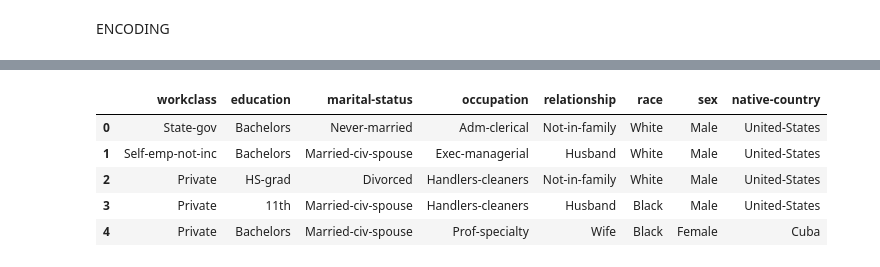
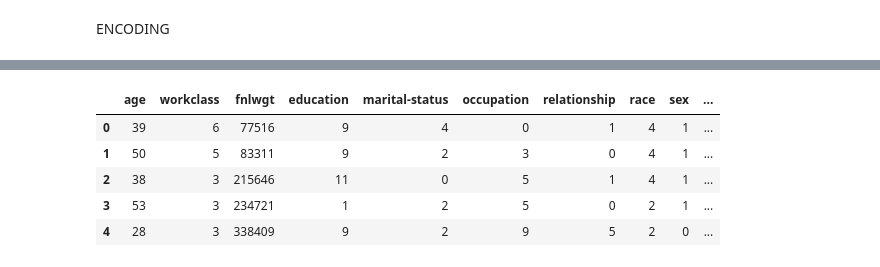
Before and after one commit to GACS2002/Income_Prediction, a Jupyter notebook: preprocessing.ipynb, the cells around one changed output, grey strips where cells are left out. Drawn from its saved outputs; the diff is of its cells as text; code cells hidden in the pictures.

Commit message:
updated preprocessing & some changes in models

```diff
--- a/preprocessing.ipynb
+++ b/preprocessing.ipynb
@@ -416,0 +549,4 @@ new_cat=X[categorical_columns]
+# %%
+from sklearn.preprocessing import LabelEncoder
+df=pd.read_csv("Data\outlier.csv")
+df.head()
@@ -416,0 +560,4 @@ new_cat=X[categorical_columns]
+# %%
+# Remove the "Unnamed" column
+df.drop(columns="Unnamed: 0", inplace=True)
+df.head()
@@ -416,0 +571,4 @@ new_cat=X[categorical_columns]
+# %%
+# Get the categorical columns
+cat_columns = df.select_dtypes(include=["object"]).columns.tolist()
+cat_columns
@@ -416,0 +585,10 @@ new_cat=X[categorical_columns]
+# %%
+# Initialize the LabelEncoder
+label_encoder = LabelEncoder()
+
+# Label encode the categorical columns
+for col in cat_columns:
+    df[col] = label_encoder.fit_transform(df[col])
+    # Print the classes for each categorical column
+    print(pd.DataFrame({col: label_encoder.classes_, 'label': label_encoder.transform(label_encoder.classes_)}))
+    print()
@@ -417,9 +613,9 @@ new_cat=X[categorical_columns]
 # %%
-new_cat.head()
+df.head()
 # %% [output]
-|  | workclass | education | marital-status | occupation | relationship | race | sex | native-country |
-| 0 | State-gov | Bachelors | Never-married | Adm-clerical | Not-in-family | White | Male | United-States |
-| 1 | Self-emp-not-inc | Bachelors | Married-civ-spouse | Exec-managerial | Husband | White | Male | United-States |
-| 2 | Private | HS-grad | Divorced | Handlers-cleaners | Not-in-family | White | Male | United-States |
-| 3 | Private | 11th | Married-civ-spouse | Handlers-cleaners | Husband | Black | Male | United-States |
-| 4 | Private | Bachelors | Married-civ-spouse | Prof-specialty | Wife | Black | Female | Cuba |
+|  | age | workclass | fnlwgt | education | marital-status | occupation | relationship | race | sex | ... |
+| 0 | 39 | 6 | 77516 | 9 | 4 | 0 | 1 | 4 | 1 | ... |
+| 1 | 50 | 5 | 83311 | 9 | 2 | 3 | 0 | 4 | 1 | ... |
+| 2 | 38 | 3 | 215646 | 11 | 0 | 5 | 1 | 4 | 1 | ... |
+| 3 | 53 | 3 | 234721 | 1 | 2 | 5 | 0 | 2 | 1 | ... |
+| 4 | 28 | 3 | 338409 | 9 | 2 | 9 | 5 | 2 | 0 | ... |
```
Also changed, not shown: parts of 35 cells of this notebook, 11 other files.
